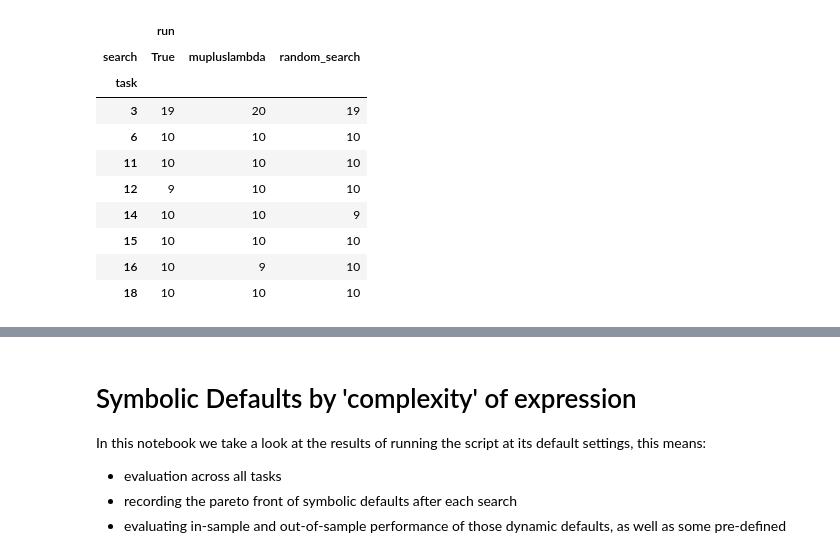
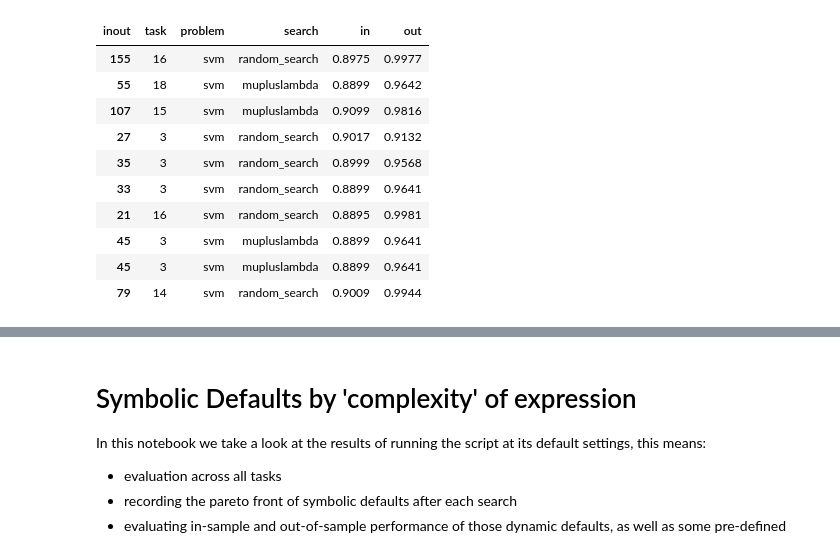
Before and after one commit to PGijsbers/symbolicdefaults, a Jupyter notebook: LogParsing-V3.ipynb, the cells around one changed output, grey strips where cells are left out. Cells and saved outputs as stored; diff of their text form; code cells hidden in the pictures.

```diff
--- a/LogParsing-V3.ipynb
+++ b/LogParsing-V3.ipynb
@@ -6,6 +7,9 @@ import pandas as pd
 import os
 # %%
 class Runlog:
+    """
+    Read logs for a given problem across several searches
+    """
     def __init__(self, problem: str, searches: List, benchmarks=None, ignore=None):
         self.problem = problem
         self.searches = searches
@@ -25,6 +29,8 @@ class Runlog:
         Pick by relative improvement; Pick longer if better by 'eps', break if not
         """
         x = x.copy()
+        if len(x) == 1:
+            return(x)
         x['relative_improvement'] = x['in'] - x['in'].shift(1, fill_value=0)
         for ix, rw in x.iterrows():
             if (rw['relative_improvement'] > eps):
@@ -35,12 +41,13 @@ class Runlog:
 
     def pick_final_expression(self, method = "best"):
         """
-        Pick final expression
+        Pick final expression on "in" data
         :method: either "relative", "shortest" or "best"
         """
         df = self.data.copy()
-        df = df[df.groupby("run")['gen'].transform(max) == df['gen']]
-        df = df.pivot_table(index=["run", "task", "gen", "length", "problem", "search", "expression"],columns="inout", values="score")
+        df = df[df['expression'].str.contains(',')]
+        df = df[df.endresult]
+        df = df.pivot_table(index=["run", "task", "gen", "length", "problem", "search", "expression"], columns="inout", values="score")
         df = df.reset_index()
         if method == "shortest":
             out = df[df.groupby("run")['length'].transform(min) == df['length']]
@@ -50,10 +57,18 @@ class Runlog:
             out = df[df.groupby("run")['in'].transform(max) == df['in']]
         return out
 
+    def get_benchmark_performances(self):
+        df = self.data[self.data['expression'].isin(self.benchmarks)]
+        df = df.pivot_table(index=["run", "task","problem", "search", "expression"], columns="inout", values="score")
+        df = df.reset_index()
+        df = df[["task", "problem", "expression", "in", "out"]]
+        df.drop_duplicates(inplace=True)
+        return(df)
+
 
 def read_run_logs(problem:str, search: str, target: str):
     """
-    Read all log-files for a given problem-search combination
+    Read all log-files fobestr a given problem-search combination
     """
     log_dir = f"runs/{problem}_{search}/"
     dirs = [os.path.join(log_dir, f) for f in os.listdir(log_dir)]
@@ -66,19 +81,16 @@ def read_run_logs(problem:str, search: str, target: str):
 # %%
 benchmarks = ["sklearn_default", "mlr_default", "symbolic_best"]
 log = Runlog('svm',  ["mupluslambda", "random_search", "True"], benchmarks=benchmarks)
-
-import seaborn as sns
-df = log.pick_final_expression('shortest')
-df[["task", "search", "run"]].pivot_table(index="task",columns="search", aggfunc=len)
+df = log.pick_final_expression('relative')
 # %% [output]
-|  | run |  |  |
-| search | True | mupluslambda | random_search |
-| task |  |  |  |
-| 3 | 19 | 20 | 19 |
-| 6 | 10 | 10 | 10 |
-| 11 | 10 | 10 | 10 |
-| 12 | 9 | 10 | 10 |
-| 14 | 10 | 10 | 9 |
-| 15 | 10 | 10 | 10 |
-| 16 | 10 | 9 | 10 |
-| 18 | 10 | 10 | 10 |
+| inout | task | problem | search | in | out |
+| 155 | 16 | svm | random_search | 0.8975 | 0.9977 |
+| 55 | 18 | svm | mupluslambda | 0.8899 | 0.9642 |
+| 107 | 15 | svm | mupluslambda | 0.9099 | 0.9816 |
+| 27 | 3 | svm | random_search | 0.9017 | 0.9132 |
+| 35 | 3 | svm | random_search | 0.8999 | 0.9568 |
+| 33 | 3 | svm | random_search | 0.8899 | 0.9641 |
+| 21 | 16 | svm | random_search | 0.8895 | 0.9981 |
+| 45 | 3 | svm | mupluslambda | 0.8899 | 0.9641 |
+| 45 | 3 | svm | mupluslambda | 0.8899 | 0.9641 |
+| 79 | 14 | svm | random_search | 0.9009 | 0.9944 |
```
Also changed, not shown: parts of 3 cells of this notebook, 2 other files.
